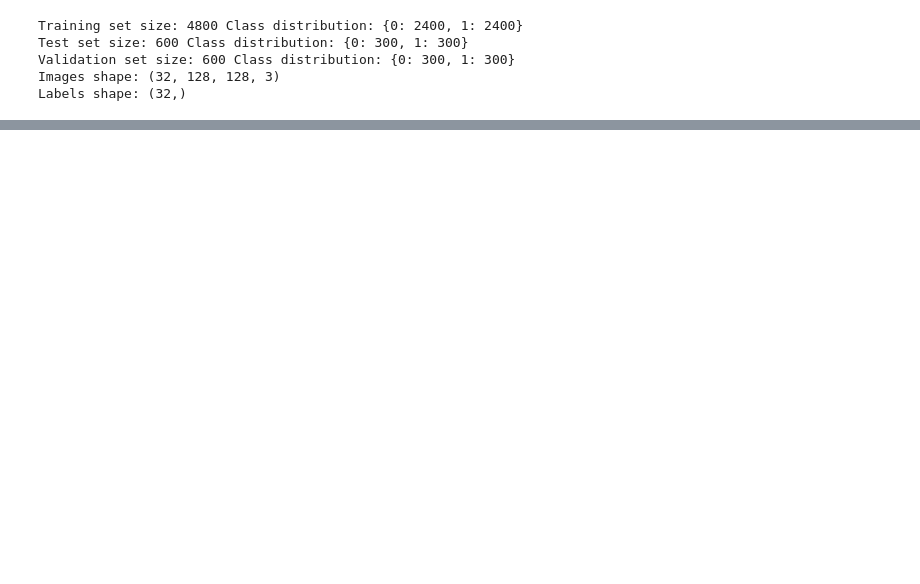
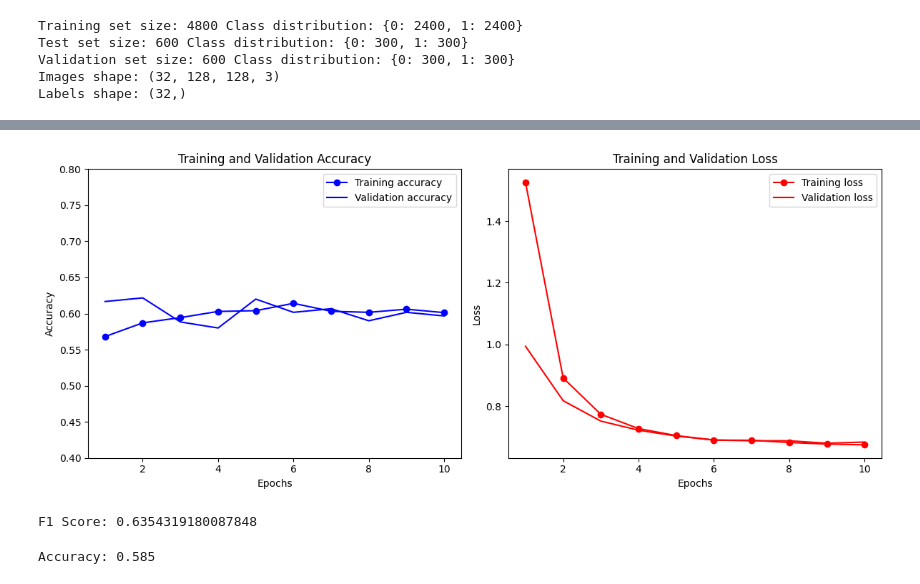
Before and after one commit to shumeraa/DeepfakeClassifier, a Jupyter notebook: readData.ipynb, the cells around one changed output, grey strips where cells are left out. Cells and saved outputs as stored; diff of their text form; code cells hidden in the pictures; blank space fills up the shorter version.

Commit message:
Added plot functions and metric functions

```diff
--- a/readData.ipynb
+++ b/readData.ipynb
@@ -366,0 +342,71 @@ plt.show()
+# %%
+def create_plots(history):
+    acc = history.history['accuracy']
+    val_acc = history.history['val_accuracy']
+    loss = history.history['loss']
+    val_loss = history.history['val_loss']
+
+    epochs = range(1, len(acc) + 1)
+
+    # Plotting the Training and Validation Accuracy graph
+    plt.figure(figsize=(12, 5))
+    plt.subplot(1, 2, 1)
+    plt.plot(epochs, acc, 'bo-', label='Training accuracy')
+    plt.plot(epochs, val_acc, 'b', label='Validation accuracy')
+    plt.title('Training and Validation Accuracy')
+    plt.xlabel('Epochs')
+    plt.ylabel('Accuracy')
+    plt.ylim(0.4, 0.8)
+    plt.legend()
+
+    # Plotting the Training and Validation Loss graph
+    plt.subplot(1, 2, 2)
+    plt.plot(epochs, loss, 'ro-', label='Training loss')
+    plt.plot(epochs, val_loss, 'r', label='Validation loss')
+    plt.title('Training and Validation Loss')
+    plt.xlabel('Epochs')
+    plt.ylabel('Loss')
+    plt.legend()
+
+    plt.tight_layout()
+    plt.show()
+
+create_plots(history)
+# %% [output]
+[figure, added]
+# %%
+from sklearn.metrics import f1_score
+
+def calculate_f1_score(model, test_dataset):
+    y_true = []
+    y_pred = []
+    for images, labels in test_dataset:
+        y_true.extend(labels.numpy())
+
+        # Predict the probabilities and apply a threshold to get binary predictions
+        probabilities = model.predict(images, verbose=False)
+        predictions = (probabilities > 0.5).astype(int)
+        y_pred.extend(predictions.flatten())
+
+    y_true = np.array(y_true)
+    y_pred = np.array(y_pred)
+
+    # Calculate F1 score
+    f1 = f1_score(y_true, y_pred, zero_division=1)
+    return f1
+
+f1_score_value = calculate_f1_score(model, test_dataset)
+print("F1 Score:", f1_score_value)
+# %% [output]
+F1 Score: 0.6354319180087848
+# %%
+def calculate_accuracy(model, conf_mat, test_dataset):
+    # Extracting TP, TN, FP, FN from the already obtained confusion matrix
+    TN, FP, FN, TP = conf_mat.ravel() if conf_mat.size == 4 else (conf_mat[0, 0], 0, 0, conf_mat[1, 1] if conf_mat.shape[0] == 2 else 0)
+    accuracy = (TP + TN) / (TP + TN + FP + FN)
+    return accuracy
+
+accuracy_value = calculate_accuracy(model, cm, test_dataset)
+print("Accuracy:", accuracy_value)
+# %% [output]
+Accuracy: 0.585
```
Also changed, not shown: parts of 7 cells of this notebook.
